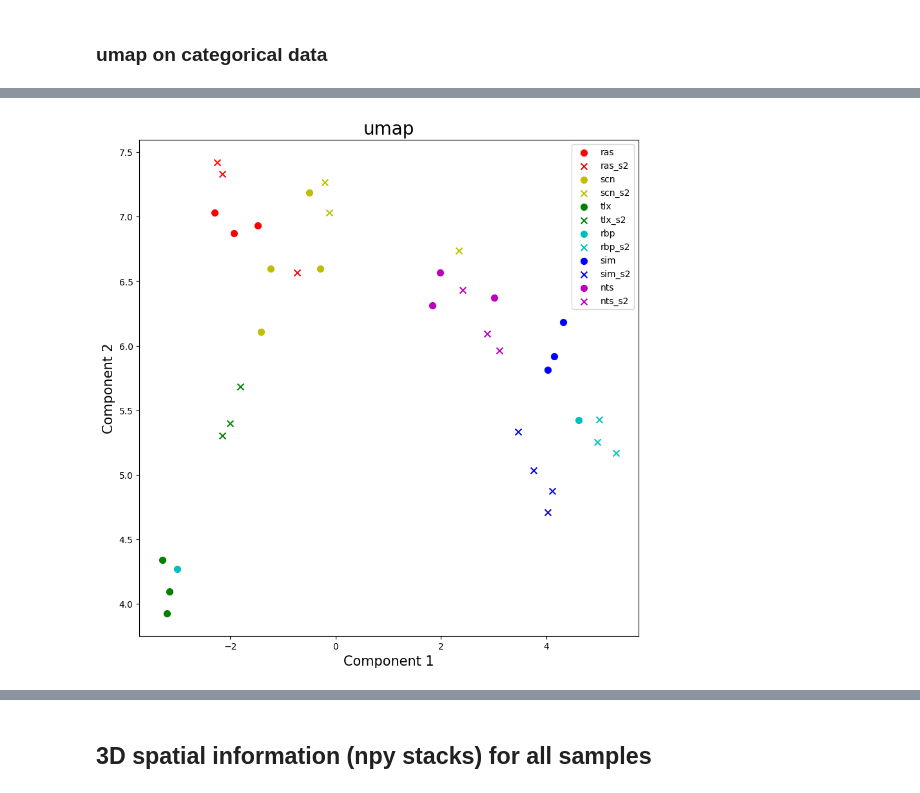
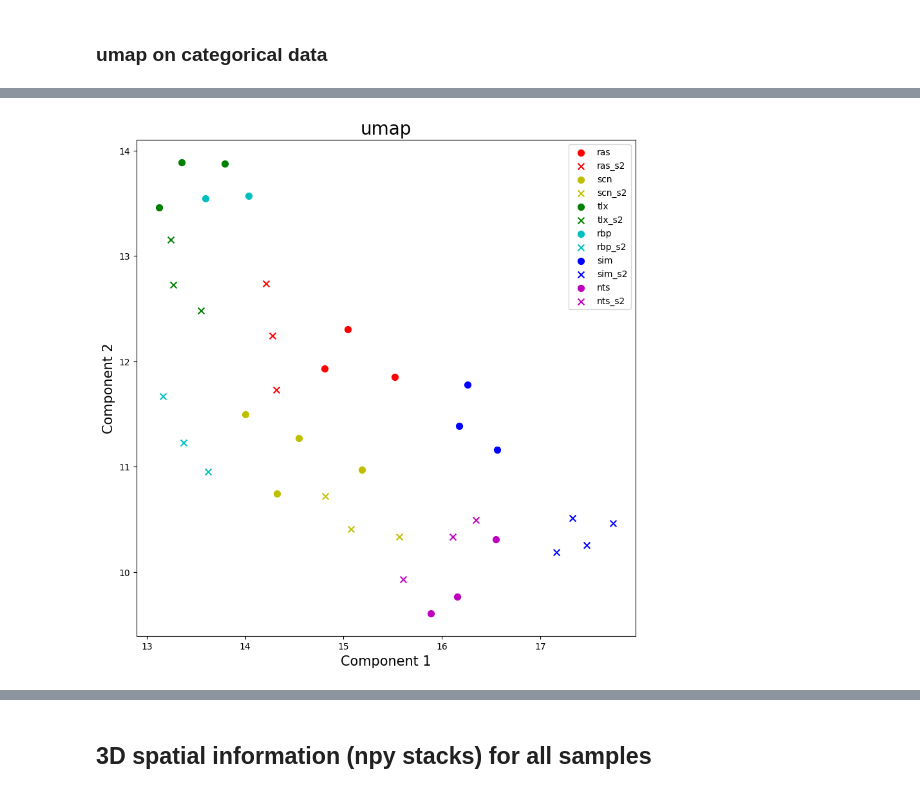
Before and after one commit to YANQI-LIU/Image_Registration, a Jupyter notebook: sklearn.ipynb, the cells around one changed output, grey strips where cells are left out. Saved outputs shown, nothing was run; the diff lists cells and outputs as text; code cells hidden in the pictures.

Commit message:
more explorations on pca, tsne, umap on categorical and spatial data

```diff
--- a/sklearn.ipynb
+++ b/sklearn.ipynb
@@ -178,6 +178,8 @@ def plot_lowD(array_2d, reduce_type=''):
     ''' plot scatter 2d representation of high dimensional data (ie. after pca, tsne, or umap)
     input 2d array with the two components and reduction method type (ie. 'pca', 'tsne', 'umap', etc..)
 
+    return dataframe with reduced components and sample name and labels
+
     '''
 
     df = pd.DataFrame()
@@ -212,13 +214,13 @@ def plot_lowD(array_2d, reduce_type=''):
         ax.legend(label_colors.keys())
         ax.grid()
 
-    return
+    return df
 # %% [markdown]
 ## categorical data (excel files -# axons in brain region) for all samples
 # %%
 # loading and preparing data
 # %%
-level_detail= 'parent'
+level_detail= 'layers'
 # 'parent' or 'layers'
 
 if level_detail== 'parent':
@@ -517,8 +423,9 @@ x = final_df.loc[:, features].values
 x = StandardScaler().fit_transform(x)
 # Standardizing the features
 
-reducer = umap.UMAP(n_neighbors=3, random_state=1, min_dist=0.1, verbose=1)
+reducer = umap.UMAP(n_neighbors=6, random_state=123, min_dist=0.1, verbose=1)
 # create instance
+# n_neighbors could be like, 3 since we have roughly 3 samples per group, or 6 to have a more global view?
 
 embedding = reducer.fit_transform(x)
 # %% [output]
@@ -542,4 +449,4 @@ Fri Nov  3 15:19:34 2023 Finished embedding
 # %%
-plot_lowD(embedding, reduce_type='umap')
+df= plot_lowD(embedding, reduce_type='umap')
 # %% [output]
-[figure, old version]
+[figure, new version]
```
Also changed, not shown: parts of 22 cells of this notebook.
